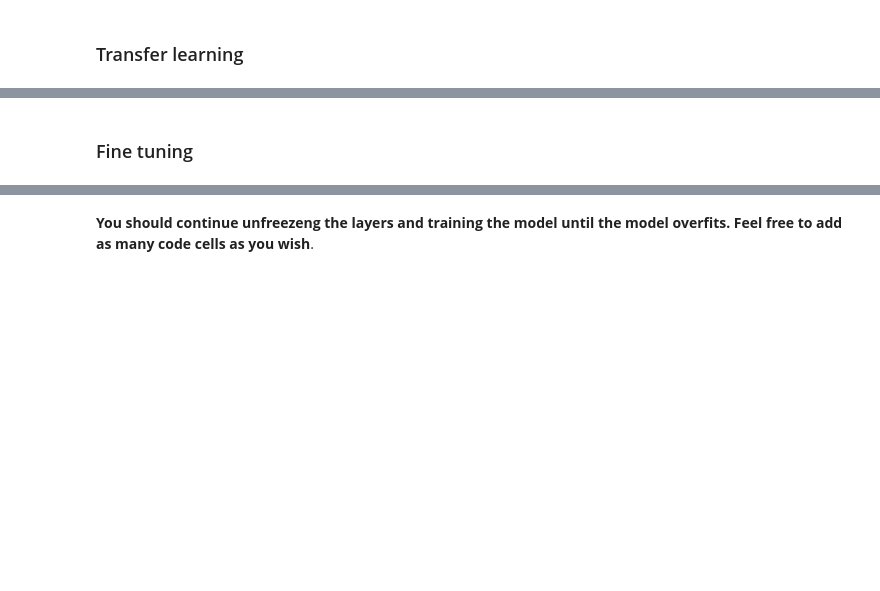
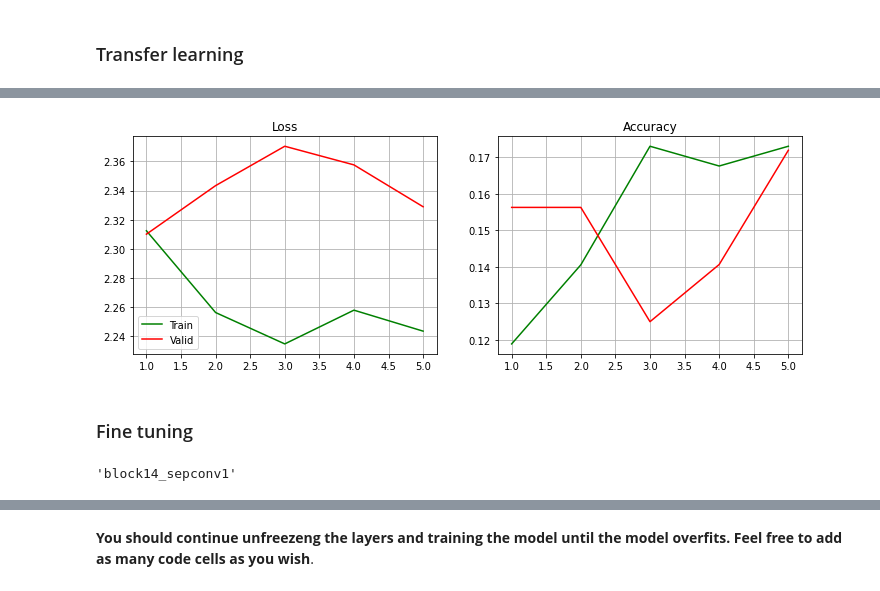
Before and after one commit to tdxa/Machine-learning-course, a Jupyter notebook: Xception.ipynb, the cells around one changed output, grey strips where cells are left out. Drawn from its saved outputs; the diff is of its cells as text; code cells hidden in the pictures; blank space fills up the shorter version.

Commit message:
Train model

```diff
--- a/Xception.ipynb
+++ b/Xception.ipynb
@@ -61,7 +63,7 @@ def add_new_last_layer(base_model, nb_classes):
     x = GlobalAveragePooling2D()(x)
     # Add the last layer and ((optionally) a dense layer
     # ENTER YOUR CODE HERE
-
+    predictions = Dense(nb_classes, activation='softmax')(x)
     #END OF YOUR CODE
     model = Model(inputs=base_model.input, outputs=predictions)
     return model
@@ -75,7 +77,8 @@ def setup_to_transfer_learn(model, args):
     # Note: If you added more than one layer in the add_new_last_layer
     # function you should set all these layers to trainable.
     #ENTER YOUR CODE HERE
-
+    for layer in model.layers[:-1]:
+      layer.trainable = False
     #END OF YOUR CODE
 
     model.layers[-1].trainable=True
@@ -92,8 +95,13 @@ def setup_to_finetune(model, args, not_trainable):
 
     #Set the layers [0:not_trainable] to not trainable. Set the layers [not_trainable:] to trainable
     #ENTER YOUR CODE HERE
+    for layer in model.layers[0:not_trainable]:
+      layer.trainable = False
 
+    for layer in model.layers[not_trainable:]:
+      layer.trainable = True
     #END OF YOUR CODE
+
 
     opt = Nadam(lr=args.lr)
     model.compile(optimizer=opt, loss='categorical_crossentropy', metrics=['accuracy'])
@@ -183,12 +191,12 @@ class Args():
 
         self.im_width, self.im_height = 299, 299 #fixed size for Xception
         self.lr = 0.001
-        self.batch_size = 128
+        self.batch_size = 32
 
-        local_folder = './data'
-        self.train_dir = os.path.join(local_folder, 'seg_train/')
-        self.valid_dir = os.path.join(local_folder, 'seg_valid/')
-        self.test_dir = os.path.join(local_folder, 'seg_test/')
+        local_folder = '/content/drive/MyDrive/ml'
+        self.train_dir = os.path.join(local_folder, 'train/')
+        self.valid_dir = os.path.join(local_folder, 'valid/')
+        self.test_dir = os.path.join(local_folder, 'test/')
 
 args = Args()
 # %% [markdown]
@@ -214,7 +226,13 @@ print ('Dataset contains {} classes ({}).'.format(nb_classes, classes))
 train_datagen = ImageDataGenerator(
     preprocessing_function=preprocess_input,
     #ENTER YOUR CODE
-
+    horizontal_flip=True,
+    rotation_range=40,
+    brightness_range=[0.2,1.5],
+    zoom_range=[0.5,1.0],
+    width_shift_range=0.2,
+    height_shift_range=0.2,
+    rescale=1./255,
     #END OF YOUR CODE
 )
 
@@ -265,10 +316,14 @@ history = model.fit(
 # %%
 tl_history = process_and_display(history)
-model.save_weights('checkpoints/transfer_learning')
+model.save_weights('/content/drive/MyDrive/checkpoints')
+# %% [output]
+[figure, added]
 # %% [markdown]
 ### Fine tuning
 # %%
 model.layers[126].get_config()['name']
+# %% [output]
+'block14_sepconv1'
 # %%
 setup_to_finetune(model, args, not_trainable=126)
 
```
Also changed, not shown: parts of 15 cells of this notebook.
